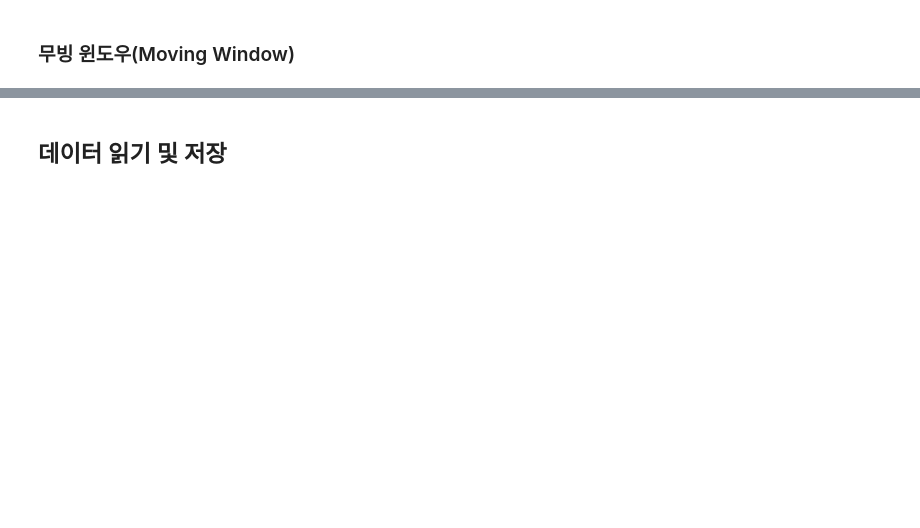
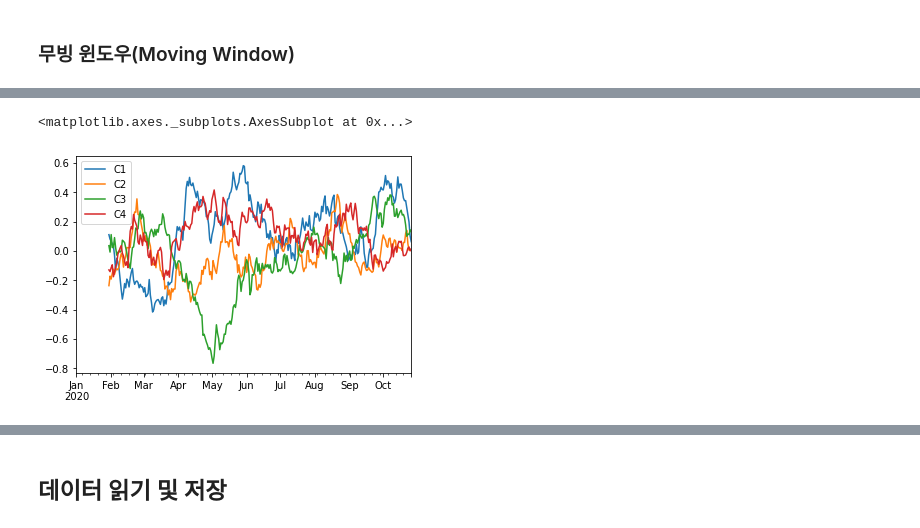
Before and after one commit to silver-ye/Bigdata, a Jupyter notebook: _Pandas_한번에_제대로_배우기.ipynb, the cells around one changed output, grey strips where cells are left out. Saved outputs shown, nothing was run; the diff lists cells and outputs as text; code cells hidden in the pictures; blank space fills up the shorter version.

```diff
--- a/_Pandas_한번에_제대로_배우기.ipynb
+++ b/_Pandas_한번에_제대로_배우기.ipynb
@@ -879,2 +4419,7 @@ koea_mdf = pd.DataFrame({'총 인구수': population,
 # %% [markdown]
 ### 무빙 윈도우(Moving Window)
+# %%
+df = pd.DataFrame(np.random.randn(300, 4),
+                  index = pd.date_range('2020-01-01', periods = 300, freq = 'D'),
+                  columns = ['C1', 'C2', 'C3', 'C4'])
+df
@@ -880,0 +4440,6 @@ koea_mdf = pd.DataFrame({'총 인구수': population,
+# %%
+# plot()을 통해서 30일치 평균을 확인할 수 있음
+df.rolling(30).mean().plot()
+# %% [output]
+<matplotlib.axes._subplots.AxesSubplot at 0x...>
+[figure, added]
```
Also changed, not shown: parts of 456 cells of this notebook.
